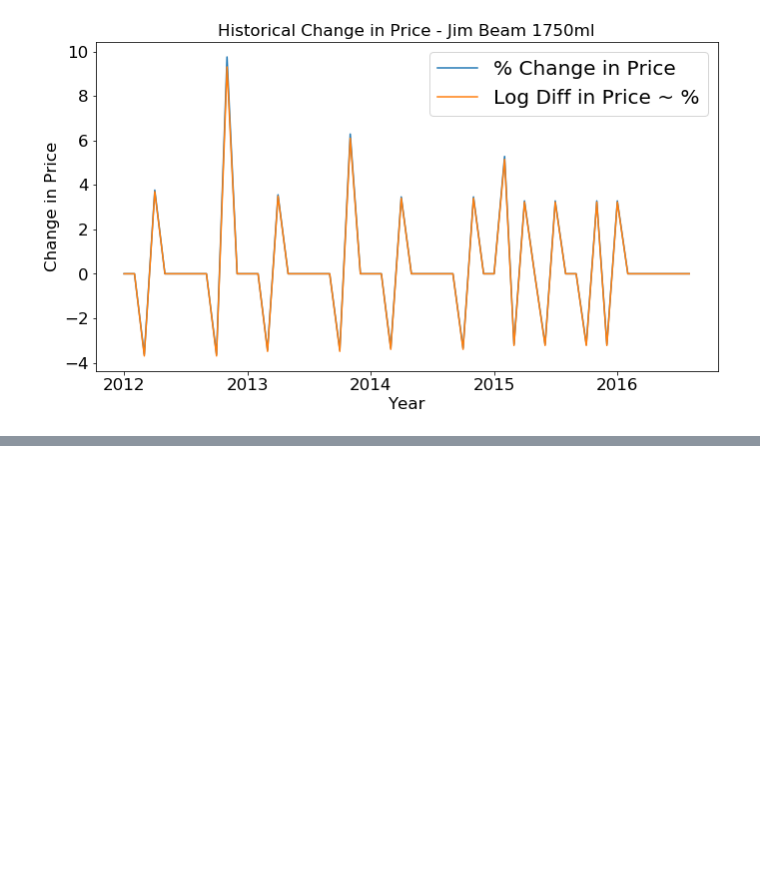
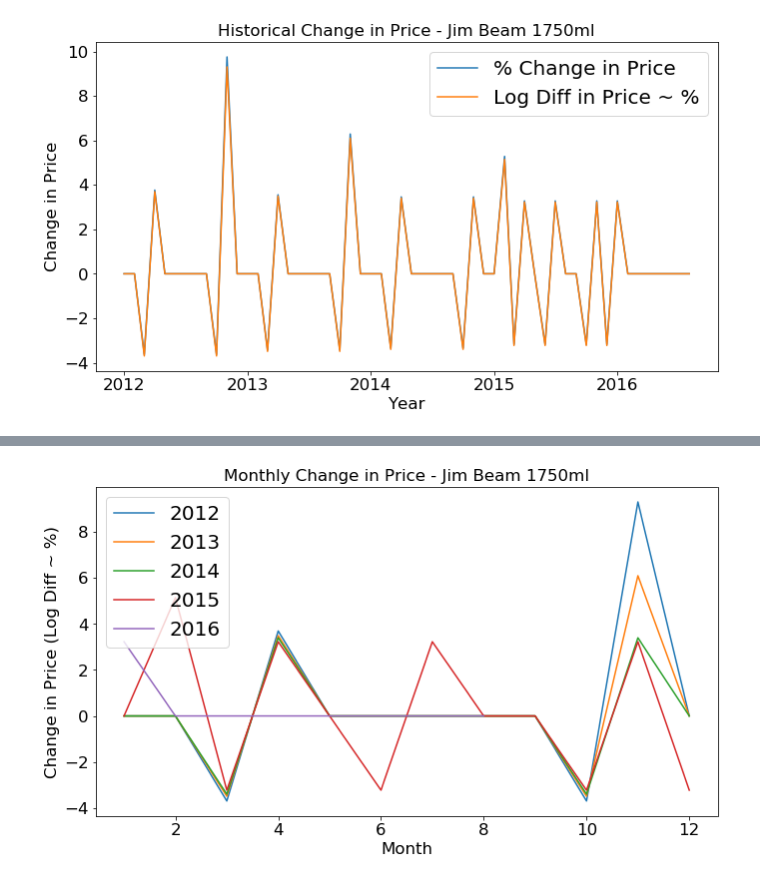
Before and after one commit to bulentarslan/drink-worthy-data, a Jupyter notebook: drink-worthy-data.ipynb, the cells around one changed output, grey strips where cells are left out. Saved outputs shown, nothing was run; the diff lists cells and outputs as text; code cells hidden in the pictures; blank space fills up the shorter version.

```diff
--- a/drink-worthy-data.ipynb
+++ b/drink-worthy-data.ipynb
@@ -177,0 +209,15 @@ fig.savefig('./img/historical_change_in_price.png')
+# %%
+fig, ax = plt.subplots(1, 1, sharex=True, figsize=(10, 6))
+ax.plot([i for i in range(1,13)],LogPriceDiff[0:12]*100,'-',
+           [i for i in range(1,13)],LogPriceDiff[12:24]*100,'-',
+           [i for i in range(1,13)],LogPriceDiff[24:36]*100,'-',
+           [i for i in range(1,13)],LogPriceDiff[36:48]*100,'-',
+           [i for i in range(1,9)],LogPriceDiff[48:56]*100,'-');
+ax.set_title('Monthly Change in Price - Jim Beam 1750ml')
+ax.set_ylabel('Change in Price (Log Diff ~ %)')
+ax.set_xlabel('Month')
+ax.legend(['2012', '2013', '2014', '2015', '2016'], loc=2)
+fig.tight_layout()
+fig.savefig('./img/monthly_change_in_price.png')
+# %% [output]
+[figure, added]
```
Also changed, not shown: parts of 2 cells of this notebook, 4 other files.
